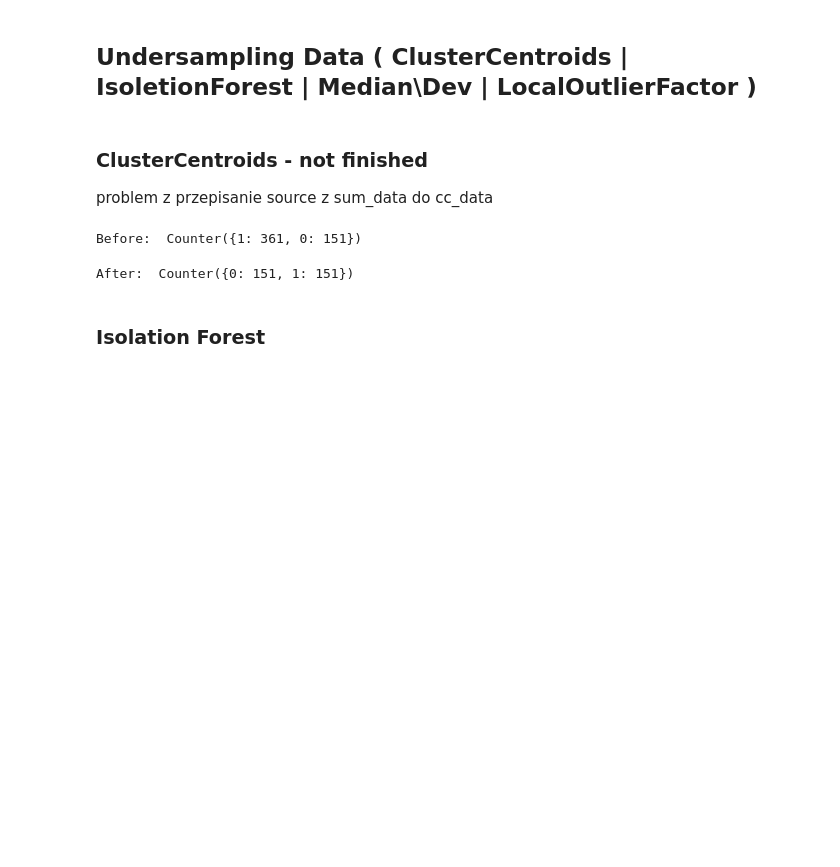
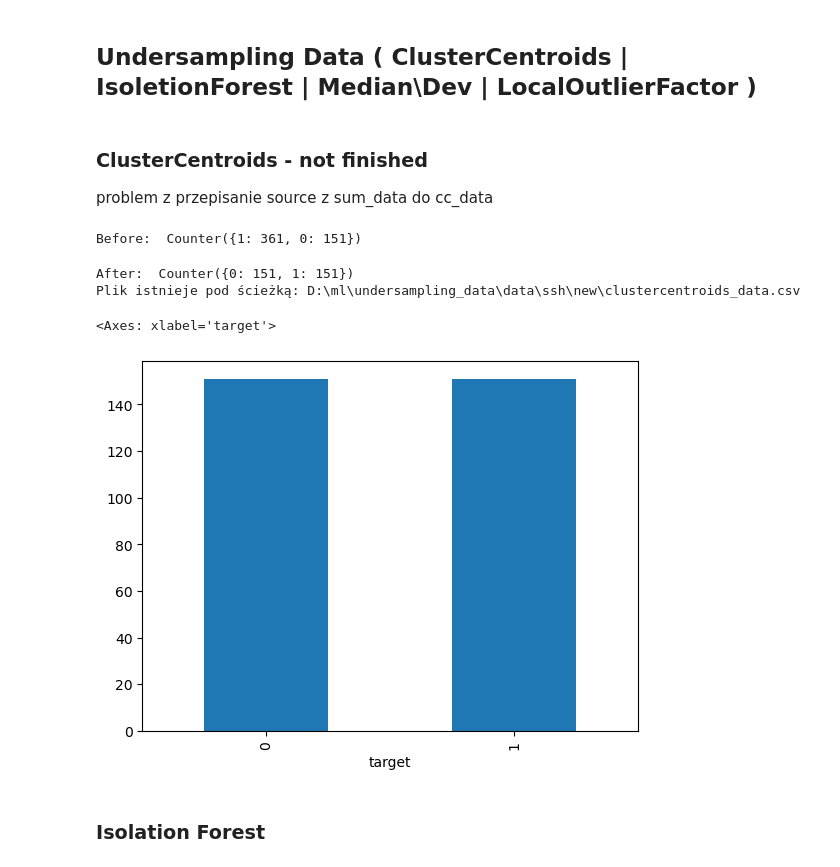
Before and after one commit to BeNNeTTcik/undersampling_data, a Jupyter notebook: notebooks/ssh.ipynb, the cells around one changed output. Drawn from its saved outputs; the diff is of its cells as text; code cells hidden in the pictures; blank space fills up the shorter version.

```diff
--- a/notebooks/ssh.ipynb
+++ b/notebooks/ssh.ipynb
@@ -431,33 +431,38 @@ Data after elimination outliers: 105
 ### ClusterCentroids - not finished
 problem z przepisanie source z sum_data do cc_data
 # %%
+# data after sum gan, smote, brdsmote
 file_path1 = "D:\\ml\\undersampling_data\\data\\ssh\\new\\clustercentroids_data.csv"
 con = Counter(y_train_sum)
 print("Before: ", con)
 
 cluscentr = ClusterCentroids(voting="auto", sampling_strategy="majority", random_state=42)
 X_train_cc, y_train_cc = cluscentr.fit_resample(X_train_sum, y_train_sum)
 con = Counter(y_train_cc)
 print("After: ", con)
 
 cc_data = pd.concat([X_train_cc, y_train_cc], axis=1)
-#cc_data = cc_data.reset_index(drop=True)
 
-# Usunięcie kolumny 'source' przed porównaniem
+# Delete the source column
 NM_data_nosource = sum_data.drop(columns=["source"])
-#nearmiss_data_nosource = cc_data
 
-# Znalezienie pasujących wierszy i przypisanie wartości "source"
+# find the source from NM_data for the cc_data (reduced)
 for index, row in cc_data.iterrows():
     match = NM_data_nosource.eq(row).all(axis=1)  # Sprawdza, gdzie wiersze są identyczne
     if match.any():  # Jeśli znaleziono dopasowanie
         matched_index = match.idxmax()  # Pobiera pierwszy pasujący indeks
         cc_data.loc[index, "source"] = sum_data.loc[matched_index, "source"]
 
+# Save the cc_data
 if not os.path.exists(file_path1):
     cc_data.to_csv(file_path1, index=False)
 else:
     print(f"Plik istnieje pod ścieżką: {file_path1}")
+
+pd.Series(y_train_cc).value_counts().plot.bar()
 # %% [output]
 Before:  Counter({1: 361, 0: 151})
 After:  Counter({0: 151, 1: 151})
+Plik istnieje pod ścieżką: D:\ml\undersampling_data\data\ssh\new\clustercentroids_data.csv
+<Axes: xlabel='target'>
+[figure, added]
```
Also changed, not shown: parts of 3 cells of this notebook, 29 other files.
